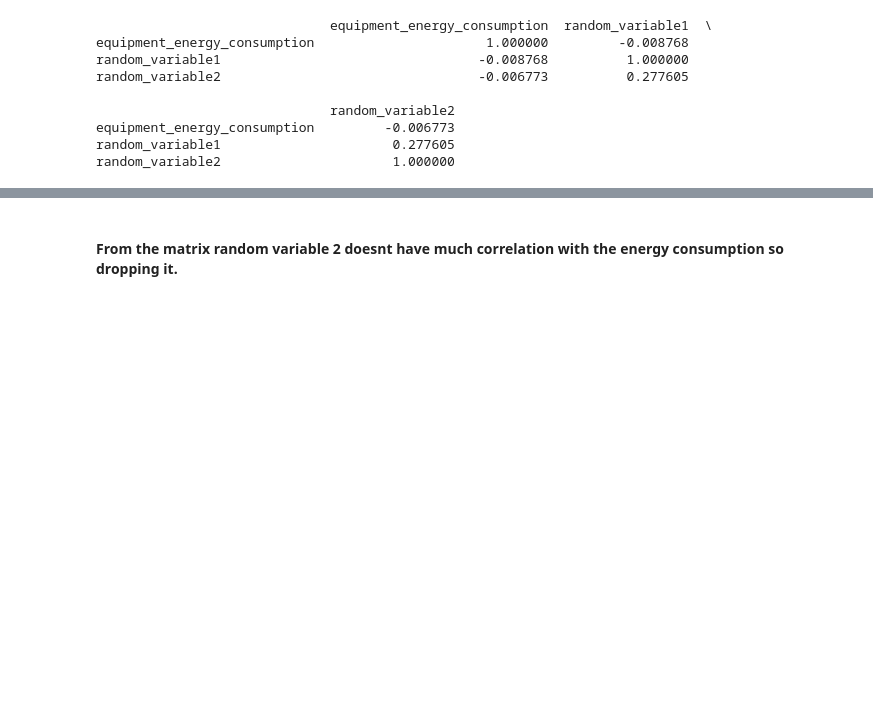
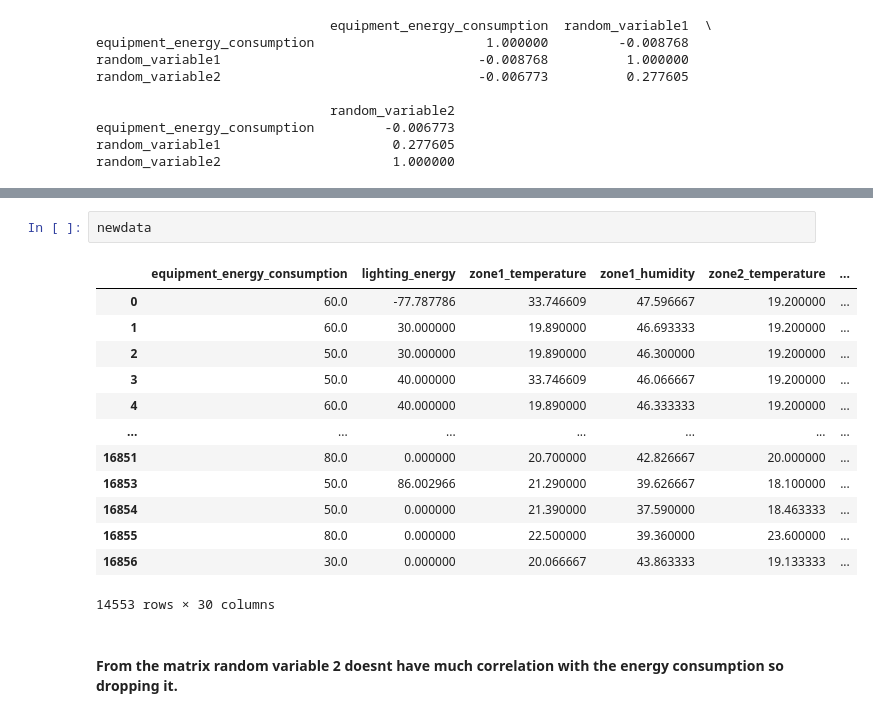
Before and after one commit to Abhay182005dat/DS-Intern-Assignment, a Jupyter notebook: Assesment.ipynb, the cells around one changed output, grey strips where cells are left out. Drawn from its saved outputs; the diff is of its cells as text; blank space fills up the shorter version.

```diff
--- a/Assesment.ipynb
+++ b/Assesment.ipynb
@@ -184,3 +215,19 @@ random_variable2                      1.000000
+# %%
+newdata
+# %% [output]
+|  | equipment_energy_consumption | lighting_energy | zone1_temperature | zone1_humidity | zone2_temperature | ... |
+| 0 | 60.0 | -77.787786 | 33.746609 | 47.596667 | 19.200000 | ... |
+| 1 | 60.0 | 30.000000 | 19.890000 | 46.693333 | 19.200000 | ... |
+| 2 | 50.0 | 30.000000 | 19.890000 | 46.300000 | 19.200000 | ... |
+| 3 | 50.0 | 40.000000 | 33.746609 | 46.066667 | 19.200000 | ... |
+| 4 | 60.0 | 40.000000 | 19.890000 | 46.333333 | 19.200000 | ... |
+| ... | ... | ... | ... | ... | ... | ... |
+| 16851 | 80.0 | 0.000000 | 20.700000 | 42.826667 | 20.000000 | ... |
+| 16853 | 50.0 | 86.002966 | 21.290000 | 39.626667 | 18.100000 | ... |
+| 16854 | 50.0 | 0.000000 | 21.390000 | 37.590000 | 18.463333 | ... |
+| 16855 | 80.0 | 0.000000 | 22.500000 | 39.360000 | 23.600000 | ... |
+| 16856 | 30.0 | 0.000000 | 20.066667 | 43.863333 | 19.133333 | ... |
+14553 rows × 30 columns
 # %% [markdown]
 #### From the matrix random variable 2 doesnt have much correlation with the energy consumption so dropping it.
 # %%
```
Also changed, not shown: parts of 14 cells of this notebook.
